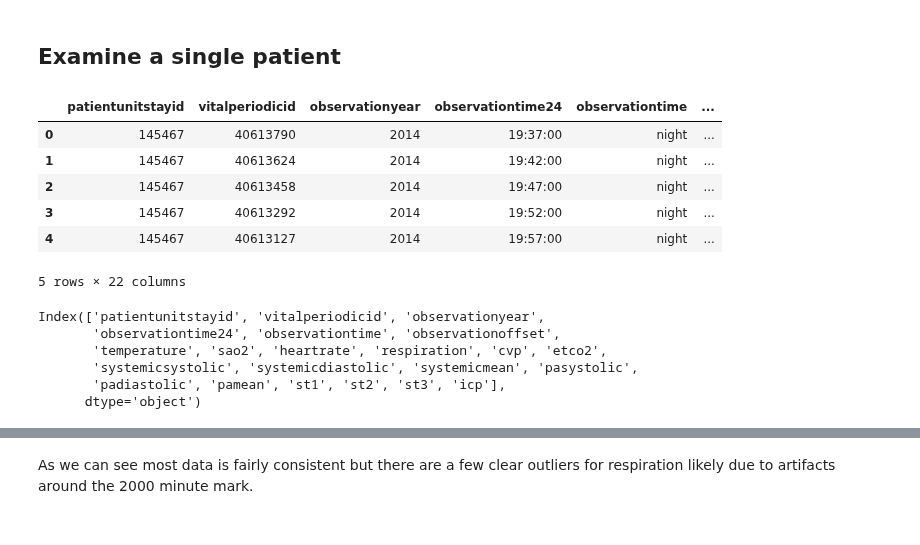
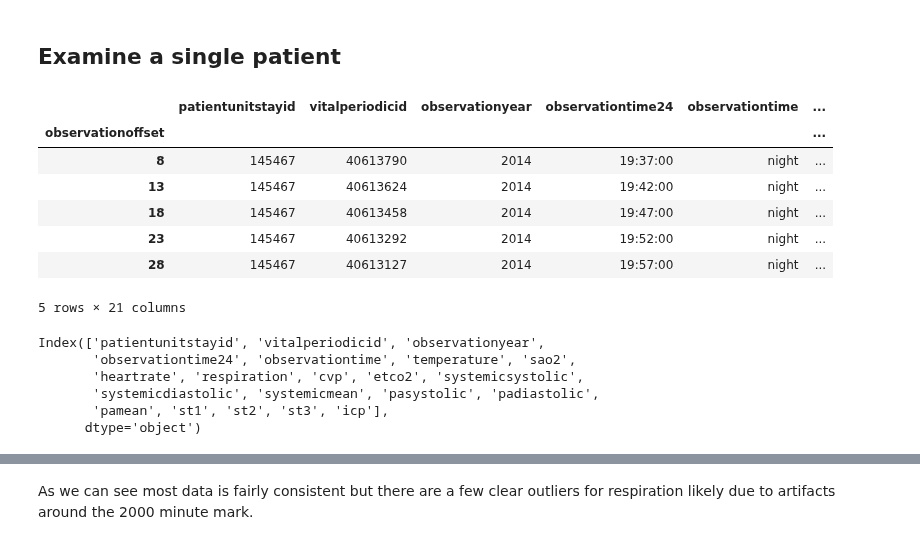
Before and after one commit to MIT-LCP/eicu-code, a Jupyter notebook: notebooks/vitalperiodic.ipynb, the cells around one changed output, grey strips where cells are left out. Drawn from its saved outputs; the diff is of its cells as text; code cells hidden in the pictures.

```diff
--- a/notebooks/vitalperiodic.ipynb
+++ b/notebooks/vitalperiodic.ipynb
@@ -72,27 +73,30 @@ patientunitstayid = 145467
 # %%
 query = query_schema + """
 select *
 from vitalperiodic
 where patientunitstayid = {}
 order by observationoffset
 """.format(patientunitstayid)
 
 df = pd.read_sql_query(query, con)
+df.set_index('observationoffset', inplace=True)
+df.sort_index(inplace=True)
 df.head()
 # %% [output]
 |  | patientunitstayid | vitalperiodicid | observationyear | observationtime24 | observationtime | ... |
-| 0 | 145467 | 40613790 | 2014 | 19:37:00 | night | ... |
-| 1 | 145467 | 40613624 | 2014 | 19:42:00 | night | ... |
-| 2 | 145467 | 40613458 | 2014 | 19:47:00 | night | ... |
-| 3 | 145467 | 40613292 | 2014 | 19:52:00 | night | ... |
-| 4 | 145467 | 40613127 | 2014 | 19:57:00 | night | ... |
+| observationoffset |  |  |  |  |  | ... |
+| 8 | 145467 | 40613790 | 2014 | 19:37:00 | night | ... |
+| 13 | 145467 | 40613624 | 2014 | 19:42:00 | night | ... |
+| 18 | 145467 | 40613458 | 2014 | 19:47:00 | night | ... |
+| 23 | 145467 | 40613292 | 2014 | 19:52:00 | night | ... |
+| 28 | 145467 | 40613127 | 2014 | 19:57:00 | night | ... |
-5 rows × 22 columns
+5 rows × 21 columns
 # %%
 df.columns
 # %% [output]
 Index(['patientunitstayid', 'vitalperiodicid', 'observationyear',
-       'observationtime24', 'observationtime', 'observationoffset',
-       'temperature', 'sao2', 'heartrate', 'respiration', 'cvp', 'etco2',
-       'systemicsystolic', 'systemicdiastolic', 'systemicmean', 'pasystolic',
-       'padiastolic', 'pamean', 'st1', 'st2', 'st3', 'icp'],
+       'observationtime24', 'observationtime', 'temperature', 'sao2',
+       'heartrate', 'respiration', 'cvp', 'etco2', 'systemicsystolic',
+       'systemicdiastolic', 'systemicmean', 'pasystolic', 'padiastolic',
+       'pamean', 'st1', 'st2', 'st3', 'icp'],
       dtype='object')
```
Also changed, not shown: parts of 9 cells of this notebook, 15 other files.
